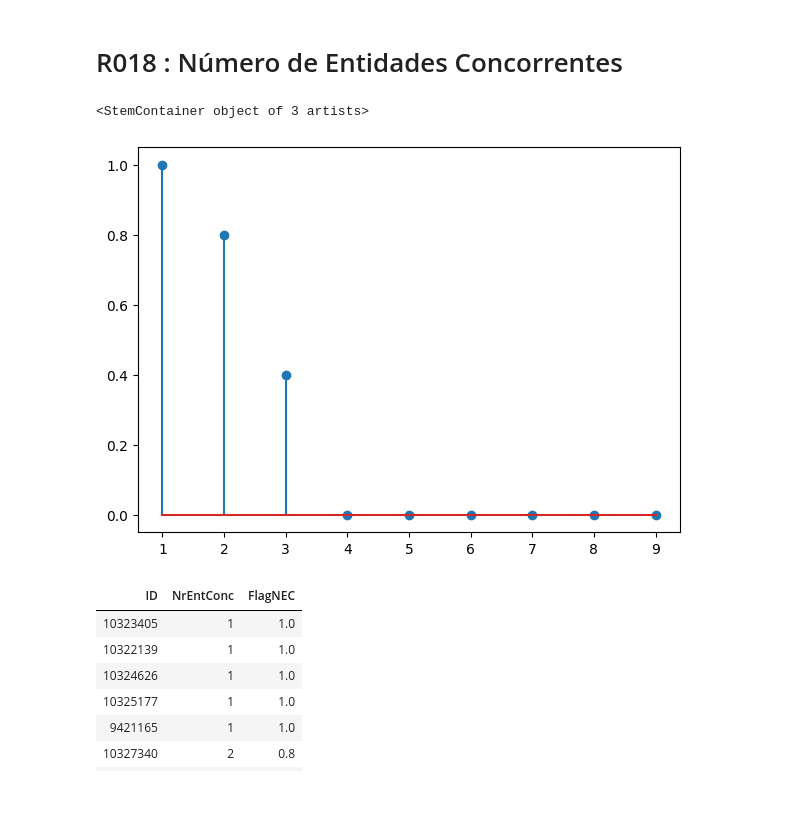
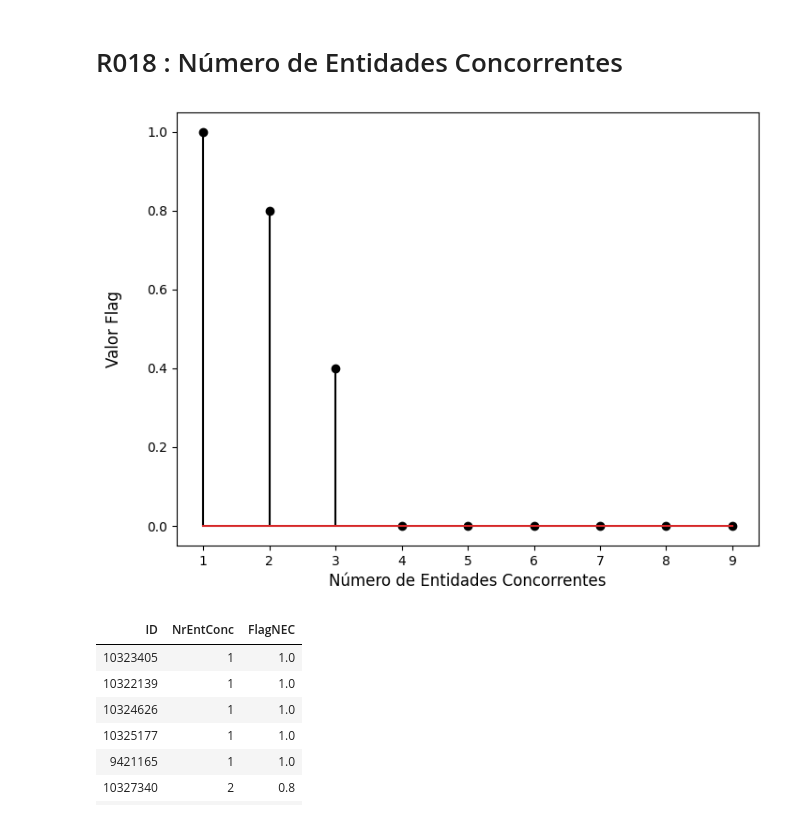
Before and after one commit to francisco-vpereira/ForceraIntership, a Jupyter notebook: forcera/scripts/contratospublicos.ipynb, the cells around one changed output. Saved outputs shown, nothing was run; the diff lists cells and outputs as text; code cells hidden in the pictures.

```diff
--- a/forcera/scripts/contratospublicos.ipynb
+++ b/forcera/scripts/contratospublicos.ipynb
@@ -559,13 +563,18 @@ df_prazo
 # %% [markdown]
 # R018 : Número de Entidades Concorrentes
 # %%
+plt.figure(figsize=(8, 6))
+
 xd = np.arange(1,10,1)
 yd = np.array([1,0.8,0.4,0,0,0,0,0,0])
 
-plt.stem(xd,yd)
+plt.stem(xd,yd, 'k')
+plt.xlabel('Número de Entidades Concorrentes', fontsize = 12)
+plt.ylabel('Valor Flag\n', fontsize = 12)
+#plt.savefig('numeroentidadesconcorrentes.png',bbox_inches='tight',dpi = 500, )
+plt.show()
 # %% [output]
-<StemContainer object of 3 artists>
-[figure, old version]
+[figure, new version]
 # %%
 def nec_classifier(n):
     """
```
Also changed, not shown: parts of 1 cell of this notebook, 1 other file.
